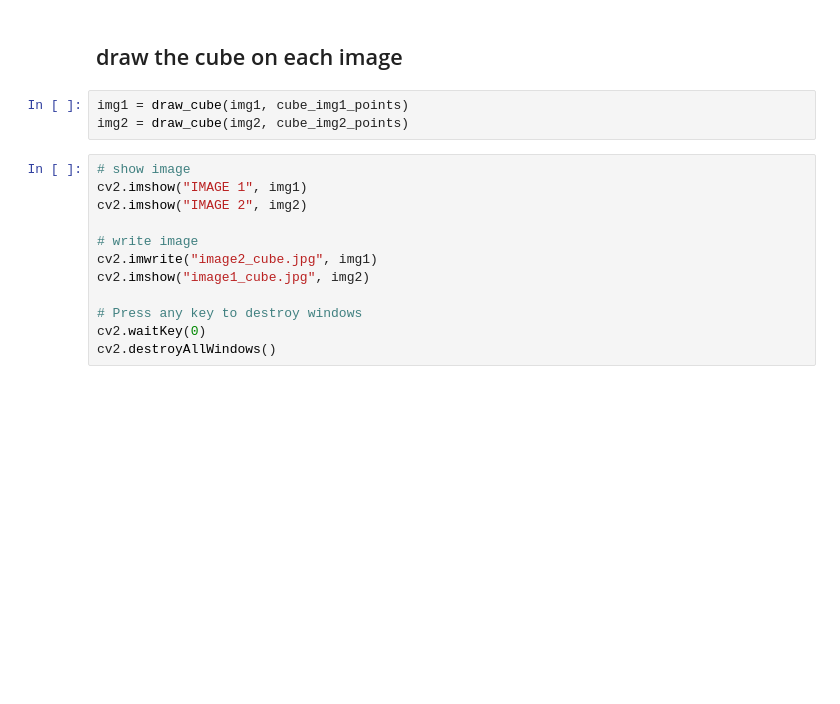
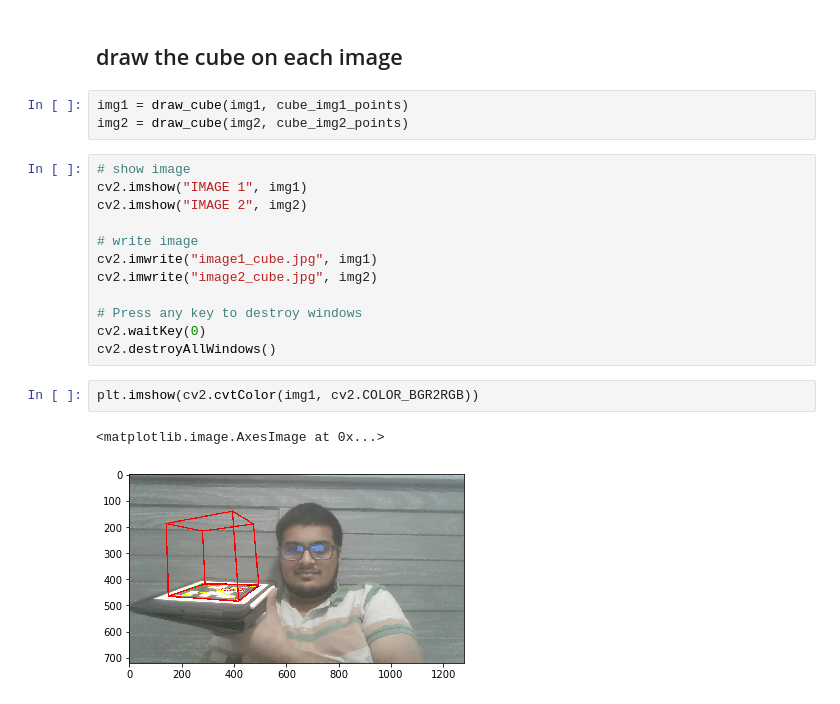
Before and after one commit to adityamwagh/robot-perception-hw, a Jupyter notebook: HW1/HW1.ipynb, the cells around one changed output. Cells and saved outputs as stored; diff of their text form; blank space fills up the shorter version.

```diff
--- a/HW1/HW1.ipynb
+++ b/HW1/HW1.ipynb
@@ -250,9 +250,14 @@ cv2.imshow("IMAGE 1", img1)
 cv2.imshow("IMAGE 2", img2)
 
 # write image
-cv2.imwrite("image2_cube.jpg", img1)
-cv2.imshow("image1_cube.jpg", img2)
+cv2.imwrite("image1_cube.jpg", img1)
+cv2.imwrite("image2_cube.jpg", img2)
 
 # Press any key to destroy windows
 cv2.waitKey(0)
 cv2.destroyAllWindows()
+# %%
+plt.imshow(cv2.cvtColor(img1, cv2.COLOR_BGR2RGB))
+# %% [output]
+<matplotlib.image.AxesImage at 0x...>
+[figure, added]
```
Also changed, not shown: parts of 2 cells of this notebook, 4 other files.
